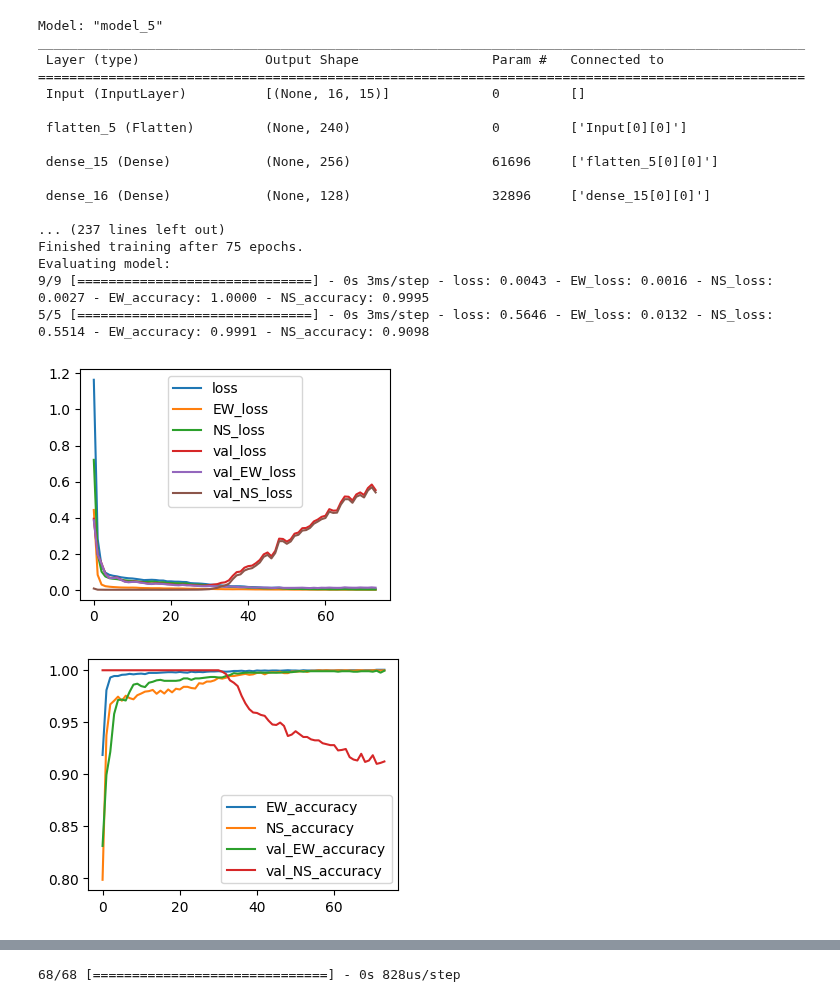
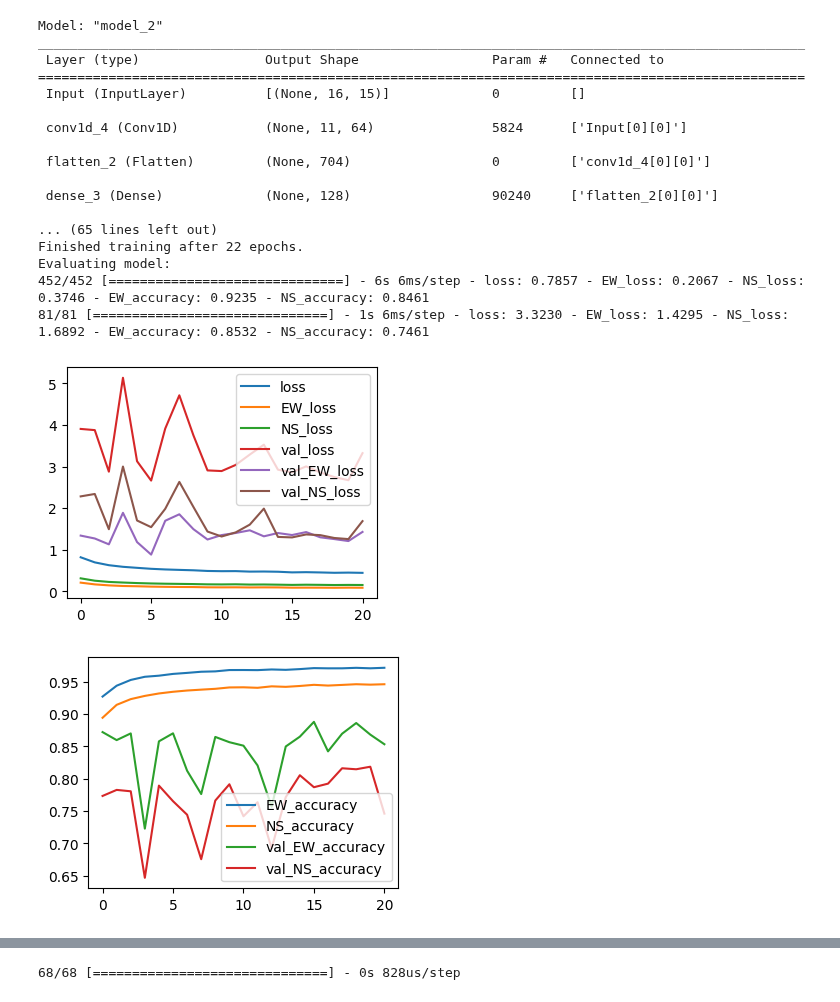
Before and after one commit to DavidBaldsiefen/splid-challenge, a Jupyter notebook: base_nb.ipynb, the cells around one changed output, grey strips where cells are left out. Drawn from its saved outputs; the diff is of its cells as text; code cells hidden in the pictures.

Commit message:
Update base nb to work with newest changes to datahandler and evaluation

```diff
--- a/base_nb.ipynb
+++ b/base_nb.ipynb
@@ -36,6 +28,6 @@ TypeError: 'dict_keys' object is not subscriptable
 # %%
-ds_gen = datahandler.DatasetGenerator(split_df=some_dataframes, input_features=input_features,
-                                      label_features=['EW_Node_Location'],
+ds_gen = datahandler.DatasetGenerator(split_df=split_dataframes, input_features=input_features,
+                                      label_features=['EW', 'NS'],
                                       train_val_split=0.85, stride=1,
                                       input_history_steps=8, input_future_steps=8, seed=69)
 # %% [output]
@@ -48,4 +41,4 @@ KeyboardInterrupt:
 # %%
-train_combined, val_combined = ds_gen.get_datasets(512, label_features=['EW', 'NS'], shuffle=True)
+train_combined, val_combined = ds_gen.get_datasets(1024, label_features=['EW', 'NS'], shuffle=True)
 print(train_combined.element_spec)
 # %% [output]
@@ -54,32 +46,34 @@ print(train_combined.element_spec)
 # %%
 #dense_combined_model = prediction_models.Dense_NN(train_combined, dense_layers=[256,128,64], l2_reg=0.001, mixed_dropout=0.15, lr_scheduler=[20000,0.8], seed=0)
-#dense_combined_model = prediction_models.CNN(train_combined, conv_layers=[128,128,128], l2_reg=0.001, mixed_dropout=0.15, lr_scheduler=[20000,0.8], seed=0)
-dense_combined_model = prediction_models.Dense_NN(train_combined, dense_layers=[256,128,64], l2_reg=0.0, mixed_dropout=0.0, lr_scheduler=[20000,0.8], seed=0)
+#dense_combined_model = prediction_models.CNN(train_combined, conv_layers=[[128,3],[128,3],[128,3]], l2_reg=0.001, mixed_dropout=0.15, lr_scheduler=[20000,0.8], seed=0)
+#dense_combined_model = prediction_models.Dense_NN(train_combined, dense_layers=[256,128,64], l2_reg=0.0, mixed_dropout=0.0, lr_scheduler=[20000,0.8], seed=0)
+dense_combined_model = prediction_models.Dense_NN(train_combined, conv1d_layers=[[64,6]], dense_layers=[128,64,32], l2_reg=0.001, mixed_dropout=0.15, lr_scheduler=[25000,0.9], seed=0)
+
 
 dense_combined_model.summary()
-hist = dense_combined_model.fit(train_combined, val_ds=val_combined, target_metric='EW_accuracy', epochs=75, verbose=1, plot_hist=False, callbacks=[], save_best_only=True)
+hist = dense_combined_model.fit(train_combined, val_ds=val_combined, target_metric='val_loss', epochs=150, verbose=1, plot_hist=False, callbacks=[], early_stopping=15)
 dense_combined_model.plot_hist(hist, [k for k in hist.history.keys() if 'loss' in k])
 dense_combined_model.plot_hist(hist, [k for k in hist.history.keys() if 'accuracy' in k])
 # %% [output]
-Model: "model_5"
+Model: "model_2"
 __________________________________________________________________________________________________
  Layer (type)                Output Shape                 Param #   Connected to
 ==================================================================================================
  Input (InputLayer)          [(None, 16, 15)]             0         []
 
- flatten_5 (Flatten)         (None, 240)                  0         ['Input[0][0]']
+ conv1d_4 (Conv1D)           (None, 11, 64)               5824      ['Input[0][0]']
 
- dense_15 (Dense)            (None, 256)                  61696     ['flatten_5[0][0]']
+ flatten_2 (Flatten)         (None, 704)                  0         ['conv1d_4[0][0]']
 
- dense_16 (Dense)            (None, 128)                  32896     ['dense_15[0][0]']
+ dense_3 (Dense)             (None, 128)                  90240     ['flatten_2[0][0]']
 
-... (237 lines left out)
-Finished training after 75 epochs.
+... (65 lines left out)
+Finished training after 22 epochs.
 Evaluating model:
-9/9 [==============================] - 0s 3ms/step - loss: 0.0043 - EW_loss: 0.0016 - NS_loss: 0.0027 - EW_accuracy: 1.0000 - NS_accuracy: 0.9995
-5/5 [==============================] - 0s 3ms/step - loss: 0.5646 - EW_loss: 0.0132 - NS_loss: 0.5514 - EW_accuracy: 0.9991 - NS_accuracy: 0.9098
+452/452 [==============================] - 6s 6ms/step - loss: 0.7857 - EW_loss: 0.2067 - NS_loss: 0.3746 - EW_accuracy: 0.9235 - NS_accuracy: 0.8461
+81/81 [==============================] - 1s 6ms/step - loss: 3.3230 - EW_loss: 1.4295 - NS_loss: 1.6892 - EW_accuracy: 0.8532 - NS_accuracy: 0.7461
-[figure, old version]
+[figure, new version]
-[figure, old version]
+[figure, new version]
 # %%
 def prepare_submission_df(ds, model, model_output_features, label_decoders, smoothing=False, smoothing_past_steps=3, smoothing_fut_steps=10):
     '''Prepare dataframes for submission based on models predictions. The output_labels need to be in the same order as they were when creating the dataset!'''
```
Also changed, not shown: parts of 7 cells of this notebook, 2 other files.
